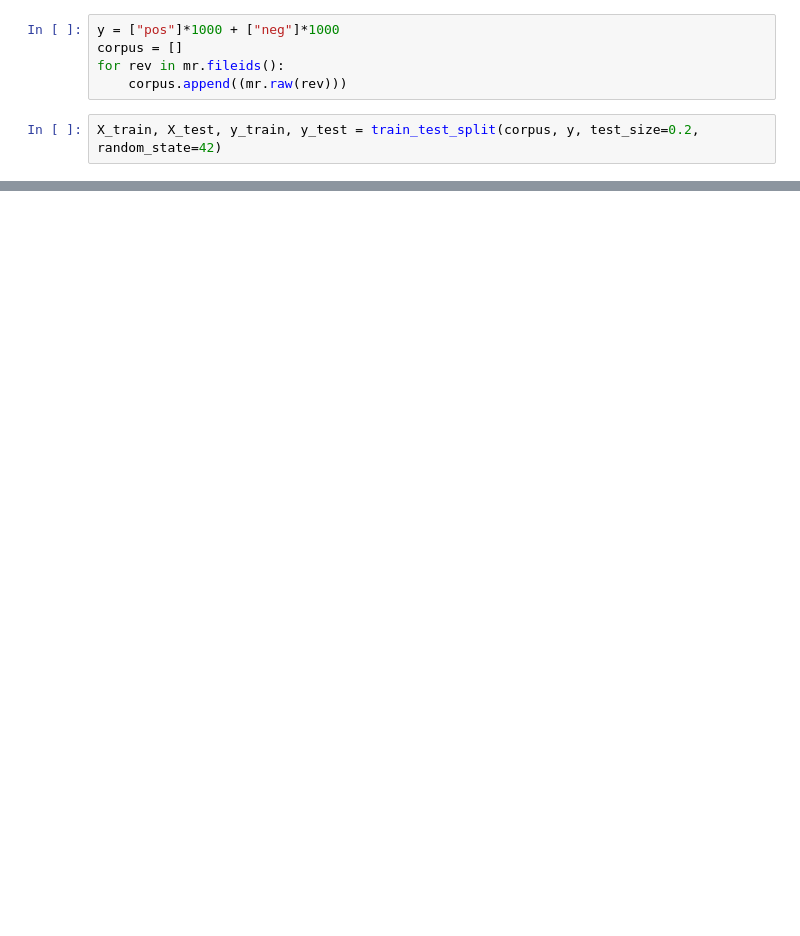
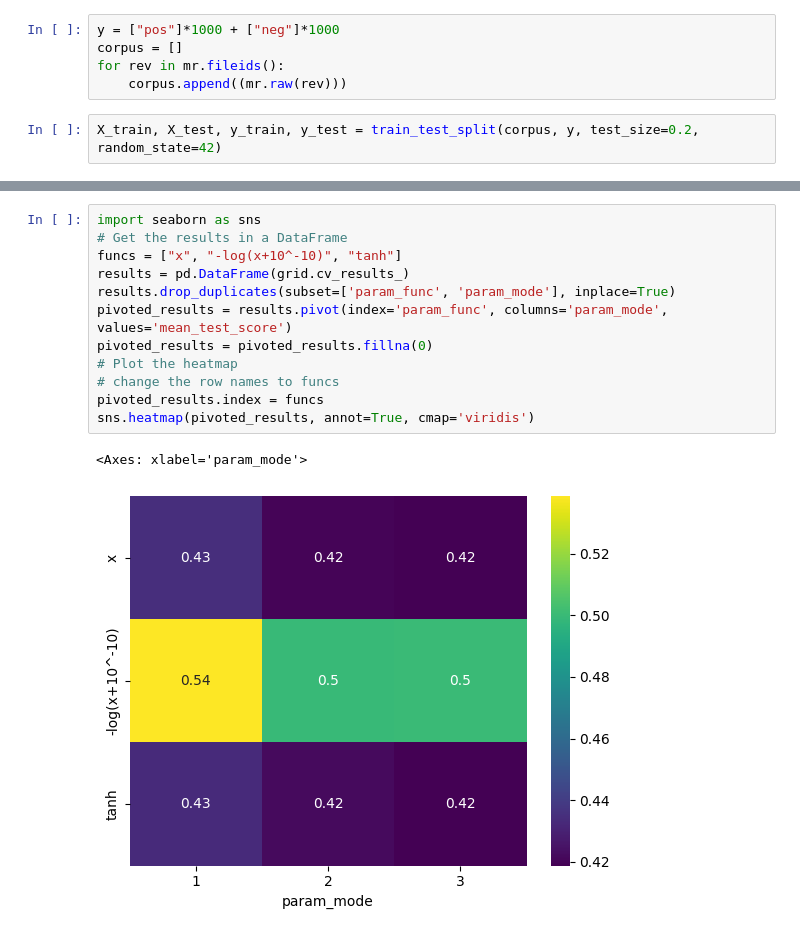
Before and after one commit to Nifel13/PLH---Movie-review-predictor, a Jupyter notebook: detecció_opinions2.ipynb, the cells around one changed output, grey strips where cells are left out. Cells and saved outputs as stored; diff of their text form; blank space fills up the shorter version.

```diff
--- a/detecció_opinions2.ipynb
+++ b/detecció_opinions2.ipynb
@@ -103,0 +134,15 @@ print(grid.best_params_)
+# %%
+import seaborn as sns
+# Get the results in a DataFrame
+funcs = ["x", "-log(x+10^-10)", "tanh"]
+results = pd.DataFrame(grid.cv_results_)
+results.drop_duplicates(subset=['param_func', 'param_mode'], inplace=True)
+pivoted_results = results.pivot(index='param_func', columns='param_mode', values='mean_test_score')
+pivoted_results = pivoted_results.fillna(0)
+# Plot the heatmap
+# change the row names to funcs
+pivoted_results.index = funcs
+sns.heatmap(pivoted_results, annot=True, cmap='viridis')
+# %% [output]
+<Axes: xlabel='param_mode'>
+[figure, added]
```
Also changed, not shown: parts of 23 cells of this notebook, 3 other files.
